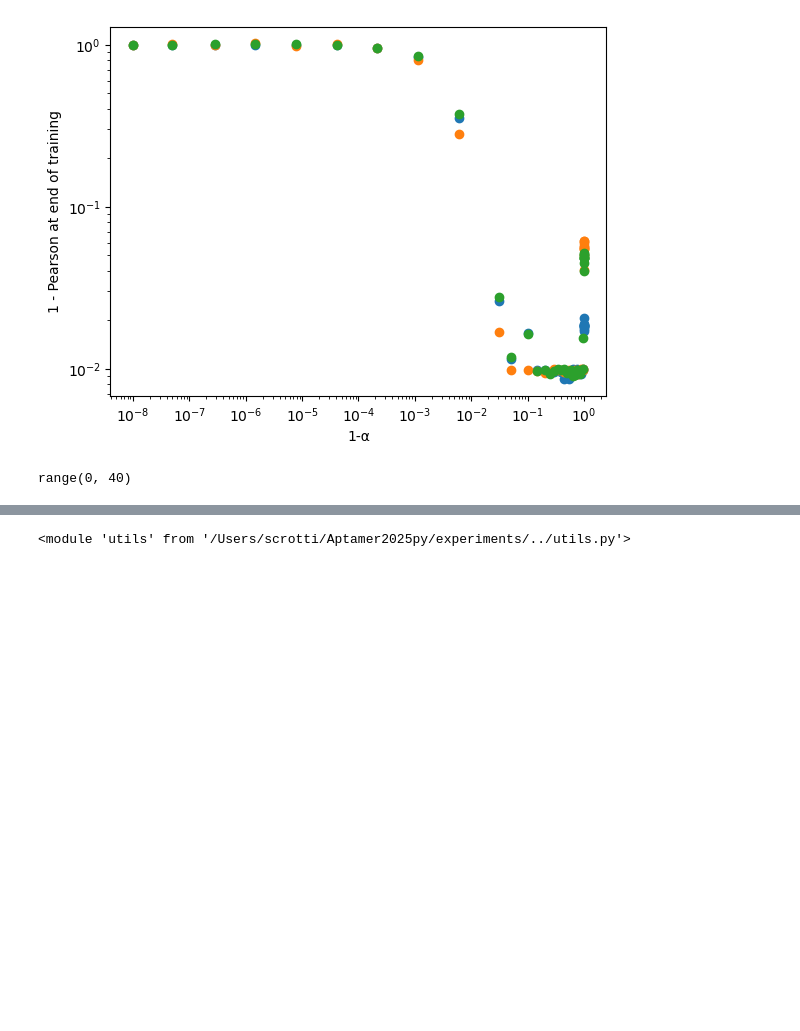
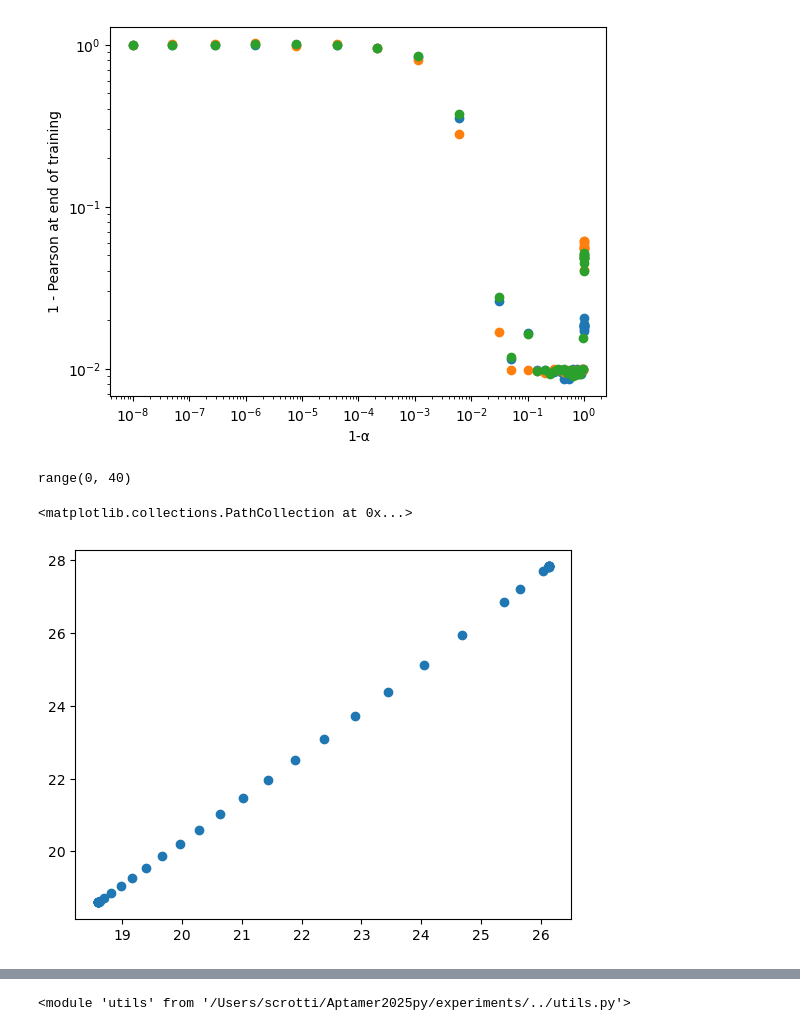
Before and after one commit to stecrotti/Aptamer2025py, a Jupyter notebook: experiments/large_pseudocount.ipynb, the cells around one changed output, grey strips where cells are left out. Saved outputs shown, nothing was run; the diff lists cells and outputs as text; code cells hidden in the pictures; blank space fills up the shorter version.

Commit message:
plot params going to zero

```diff
--- a/experiments/large_pseudocount.ipynb
+++ b/experiments/large_pseudocount.ipynb
@@ -107,3 +107,10 @@ range(0, 40)
 params_zerosum_all = [[utils.set_zerosum_gauge(params_all[n][a])
                         for a in pc_idx] for n in ns]
 params_all = params_zerosum_all
+# %%
+knorms0 = [norm(params_all[0][a]['bias_Ns0']) for a in pc_idx]
+knorms1 = [norm(params_all[1][a]['bias_Ns0']) for a in pc_idx]
+plt.scatter(knorms0, knorms1)
+# %% [output]
+<matplotlib.collections.PathCollection at 0x...>
+[figure, added]
```
Also changed, not shown: parts of 1 cell of this notebook.
